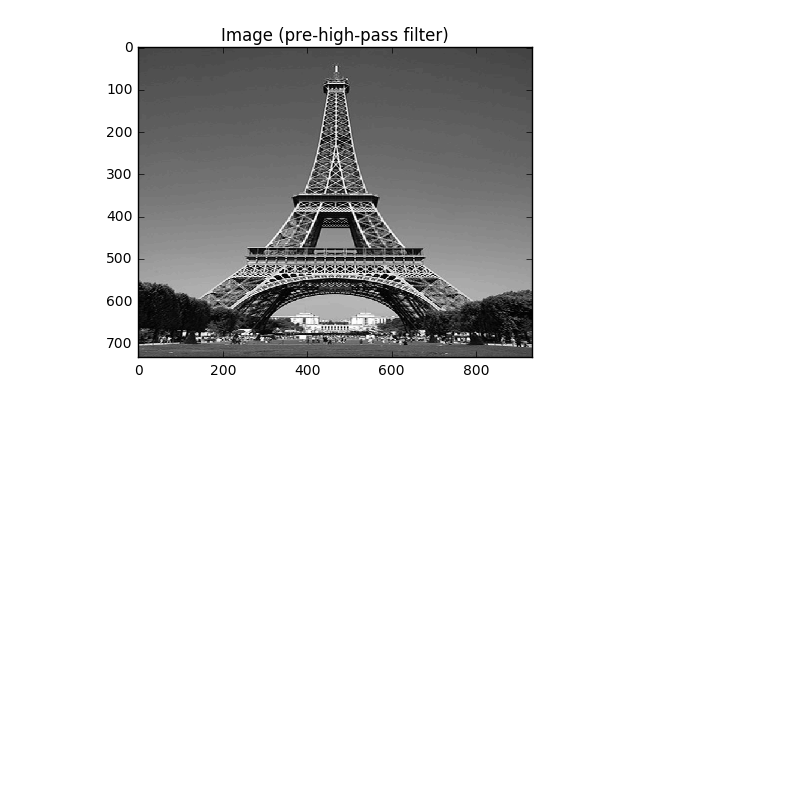
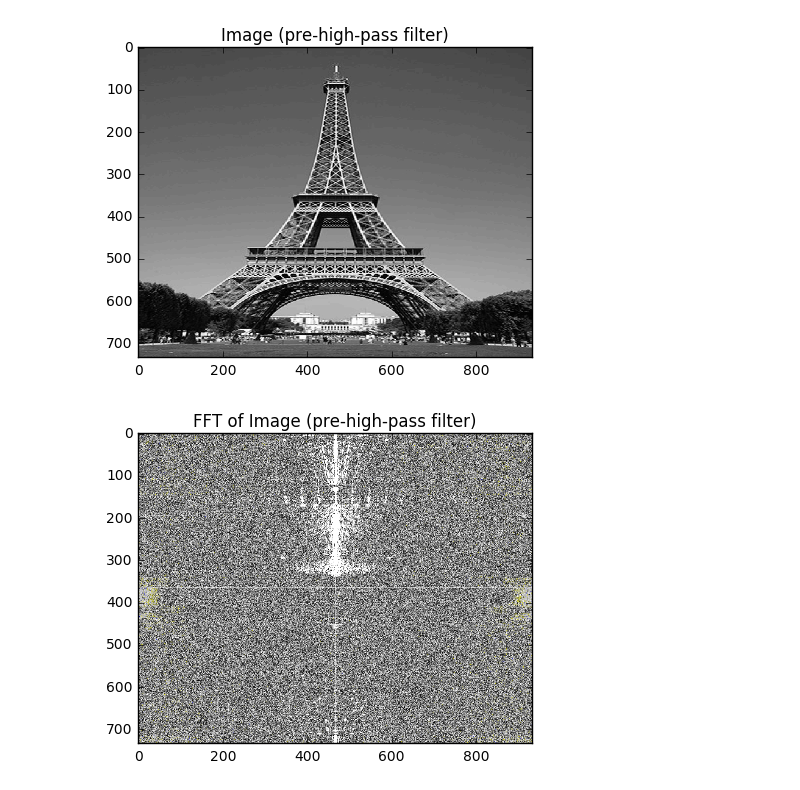
Before and after one commit to mohsaad/tag-dsp, a Jupyter notebook: week-1/advanced/Hybrid Images.ipynb, the cells around one changed output. Drawn from its saved outputs; the diff is of its cells as text; code cells hidden in the pictures; blank space fills up the shorter version.

```diff
--- a/week-1/advanced/Hybrid Images.ipynb
+++ b/week-1/advanced/Hybrid Images.ipynb
@@ -79,3 +77,8 @@ img_hp = Image.open("imgs/im2.png")
 plot(img_hp, "Image (pre-high-pass filter)")
 # %% [output]
 [figure]
+# %%
+img_hp_fft = fft2d(img_hp)
+plot(img_hp_fft, "FFT of Image (pre-high-pass filter)")
+# %% [output]
+[figure, added]
```
Also changed, not shown: parts of 7 cells of this notebook.
